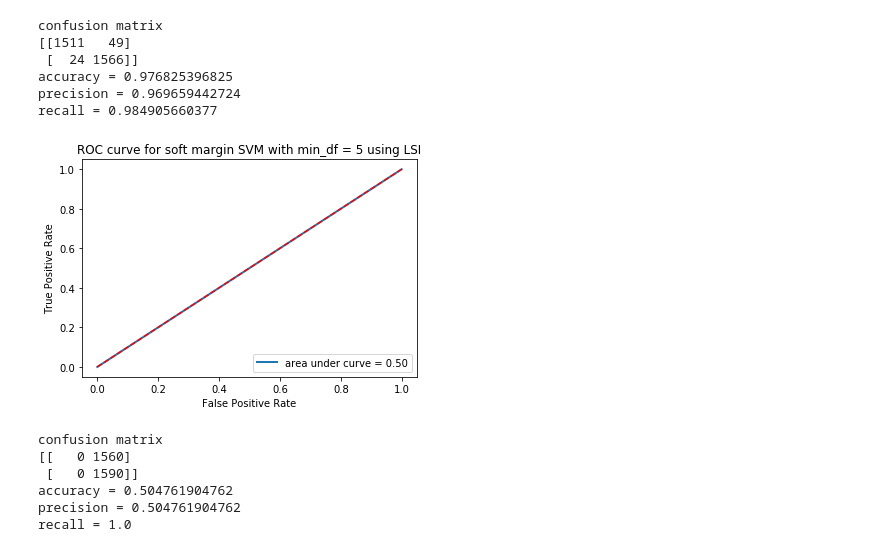
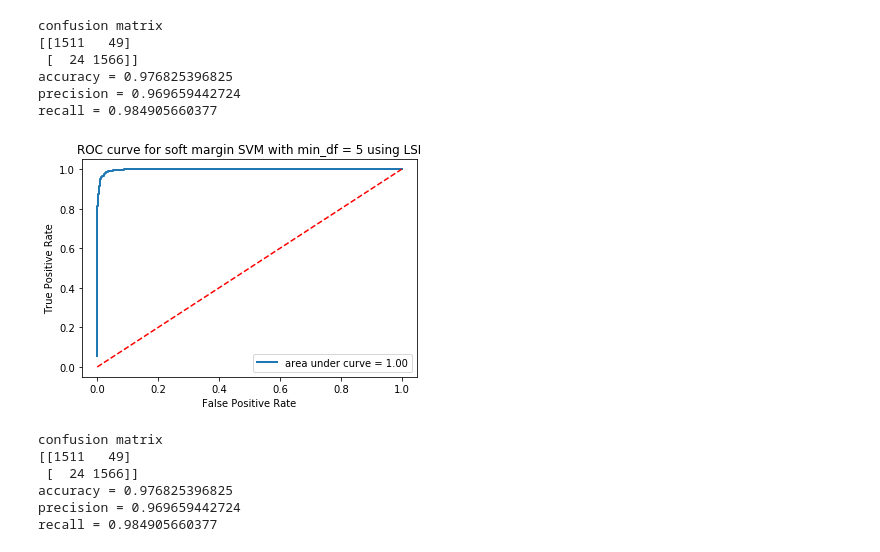
Before and after one commit to zxxia/ECE219-Large-Scale-Data-Mining, a Jupyter notebook: Project1/ee215b_project1.ipynb, the cells around one changed output. Drawn from its saved outputs; the diff is of its cells as text; code cells hidden in the pictures.

```diff
--- a/Project1/ee215b_project1.ipynb
+++ b/Project1/ee215b_project1.ipynb
@@ -29,37 +151,0 @@ TOKENIZER
-# %%
-from sklearn.feature_extraction.text import CountVectorizer
-
-from sklearn.feature_extraction import text
-
-import nltk
-import string
-import re
-
-from nltk.stem import PorterStemmer
-stemmer = PorterStemmer()
-
-def tokenizer_stem(text):
-    # Convert each punctuation character to empty character.
-    punc_remove_map = text.maketrans('', '', string.punctuation)
-    text_no_punc = text.translate(punc_remove_map)
-
-    # remove non-ascii characters
-    ascii_text_no_punc = "".join(ch for ch in text_no_punc if ord(ch) < 128)
-
-    # Convert words that share the same stem to the stem
-    tokens = ascii_text_no_punc.split()
-    stemmed_tokens = [stemmer.stem(n) for n in tokens]
-    return stemmed_tokens
-
-stop_words = text.ENGLISH_STOP_WORDS
-
-count_vectorizer_min_df_2 = CountVectorizer(analyzer = 'word', tokenizer = tokenizer_stem,
-                                            stop_words = stop_words,min_df = 2)
-count_vectorizer_min_df_5 = CountVectorizer(analyzer = 'word', tokenizer = tokenizer_stem,
-                                            stop_words = stop_words,min_df = 5)
-
-count_min_df_2 = count_vectorizer_min_df_2.fit_transform(eight_train.data)
-count_min_df_5 = count_vectorizer_min_df_5.fit_transform(eight_train.data)
-
-print ("Final Number of Terms Extracted :" + str(count_min_df_2.shape[1]))
-print ("Final Number of Terms Extracted :" + str(count_min_df_5.shape[1]))
@@ -286,24 +292,24 @@ recall = 0.984905660377
 # %%
 #performing soft margin SVM classifier for min_df = 5 using LSI
 soft_min5_pipelined = Pipeline([
-                                ('vect', count_vectorizer_min_df_5),
-                                ('tfidf', tfidf_transformer),
-                                ('svd', lsa_model),
-                                ('clf', SVC(C = 0.001, probability = True))
+    ('vect', count_vectorizer_min_df_5),
+    ('tfidf', tfidf_transformer),
+    ('svd', lsa_model),
+    ('clf', SVC(C = 1000, probability = True))
 ])
 
 soft_min5_pipelined = soft_min5_pipelined.fit(eight_train.data, eight_train_target)
 predicted_prob = soft_min5_pipelined.predict_proba(eight_test.data)[:,1]
 predicted_data = soft_min5_pipelined.predict(eight_test.data)
 
 roc_title = 'ROC curve for soft margin SVM with min_df = 5 using LSI'
 plot_roc_curve(eight_test_target, predicted_prob, roc_title)
 compute_prediction_stats(eight_test_target, predicted_data)
 # %% [output]
-[figure, old version]
+[figure, new version]
 confusion matrix
-[[   0 1560]
- [   0 1590]]
-accuracy = 0.504761904762
-precision = 0.504761904762
-recall = 1.0
+[[1511   49]
+ [  24 1566]]
+accuracy = 0.976825396825
+precision = 0.969659442724
+recall = 0.984905660377
```
Also changed, not shown: parts of 31 cells of this notebook.
